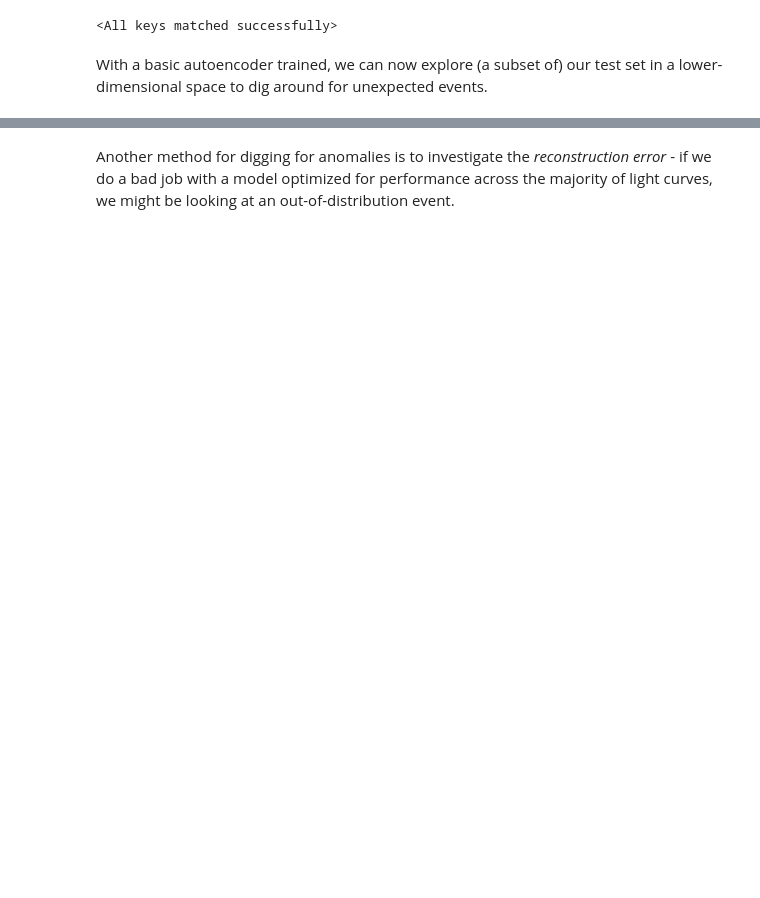
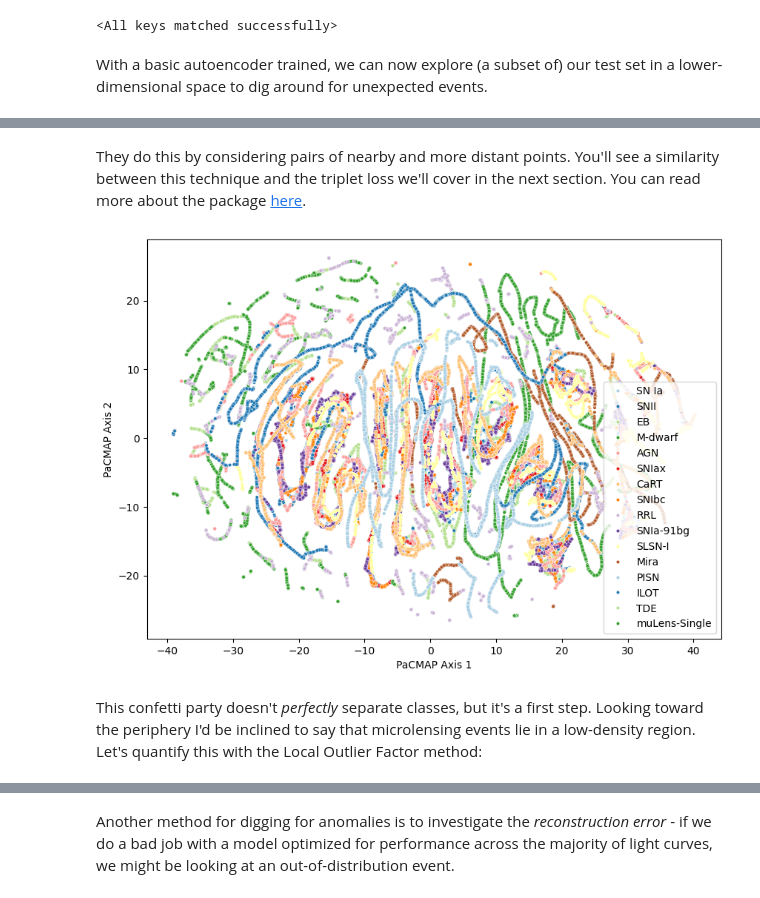
Before and after one commit to alexandergagliano/iaifi-hackathon-2023, a Jupyter notebook: anomaly_detection/notebooks/Part2_FeatureExtractionMethods.ipynb, the cells around one changed output, grey strips where cells are left out. Saved outputs shown, nothing was run; the diff lists cells and outputs as text; code cells hidden in the pictures; blank space fills up the shorter version.

```diff
--- a/anomaly_detection/notebooks/Part2_FeatureExtractionMethods.ipynb
+++ b/anomaly_detection/notebooks/Part2_FeatureExtractionMethods.ipynb
@@ -542 +585,14 @@ y_list = torch.cat(y_list).cpu().numpy()
+# %% [markdown]
+They do this by considering pairs of nearby and more distant points. You'll see a similarity between this technique and the triplet loss we'll cover in the next section. You can read more about the package [here](https://github.com/YingfanWang/PaCMAP?tab=readme-ov-file).
+# %%
+X_embedded = pacmap.PaCMAP().fit_transform(X_res)
+
+plt.figure(figsize=(10,7))
+sns.scatterplot(x=X_embedded[:, 0], y=X_embedded[:, 1], hue=np.vectorize(model_nums.get)(y_res), s=10, palette='Paired')
+plt.xlabel("PaCMAP Axis 1");
+plt.ylabel("PaCMAP Axis 2");
+# %% [output]
+[figure, added]
+# %% [markdown]
+This confetti party doesn't _perfectly_ separate classes, but it's a first step. Looking toward the periphery I'd be inclined to say that microlensing events lie in a low-density region. Let's quantify this with the Local Outlier Factor method:
 # %%
```
Also changed, not shown: parts of 34 cells of this notebook, 5 other files.
